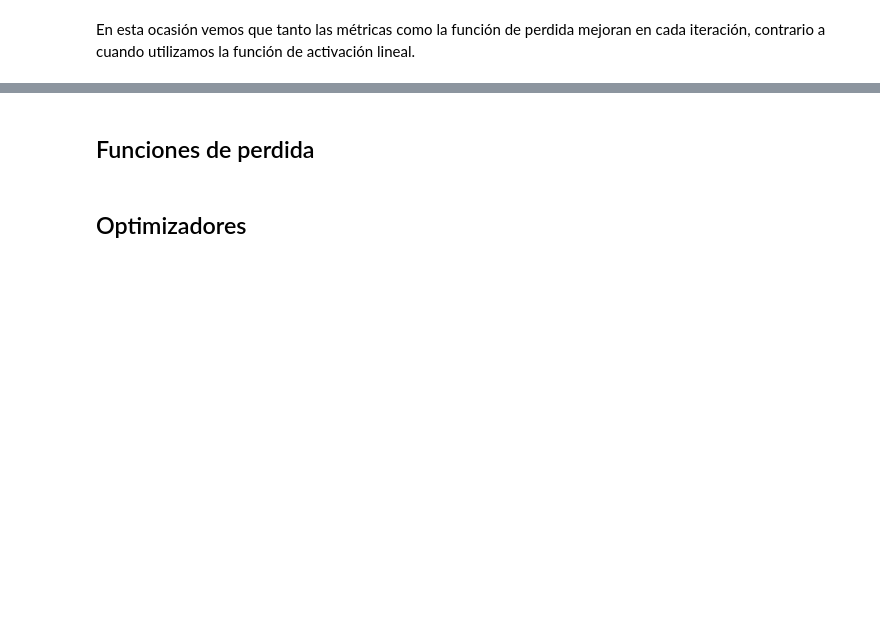
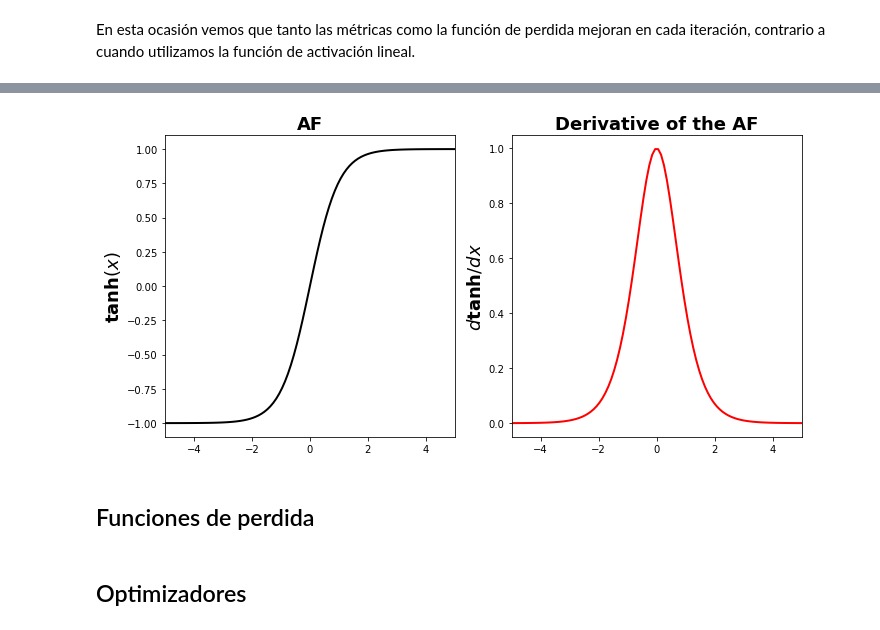
Before and after one commit to hplbrayan/Un-Curso-de-Deep-Learning, a Jupyter notebook: 02_intro_Keras_actf_backp/N2_actf_lf_op_bp.ipynb, the cells around one changed output, grey strips where cells are left out. Saved outputs shown, nothing was run; the diff lists cells and outputs as text; code cells hidden in the pictures; blank space fills up the shorter version.

Commit message:
02.N2.01 AF tanh

```diff
--- a/02_intro_Keras_actf_backp/N2_actf_lf_op_bp.ipynb
+++ b/02_intro_Keras_actf_backp/N2_actf_lf_op_bp.ipynb
@@ -434,3 +450,19 @@ model_fm_relu.evaluate(x=train_images, y=train_labels)
+# %%
+# derivada
+x = np.linspace(-5, 5, 100)
+
+def d_tanh(x):
+    return 1 - np.tanh(x)**2
+
+d_tanh = np.vectorize(d_tanh)
+
+plot_af(x,
+        af=keras.activations.tanh,
+        daf=d_tanh,
+        af_ylabel=f"tanh$(x)$",
+        daf_ylabel=f"$d$tanh$/dx$")
+# %% [output]
+[figure, added]
 # %% [markdown]
 ## Funciones de perdida
 # %% [markdown]
```
Also changed, not shown: parts of 14 cells of this notebook.
